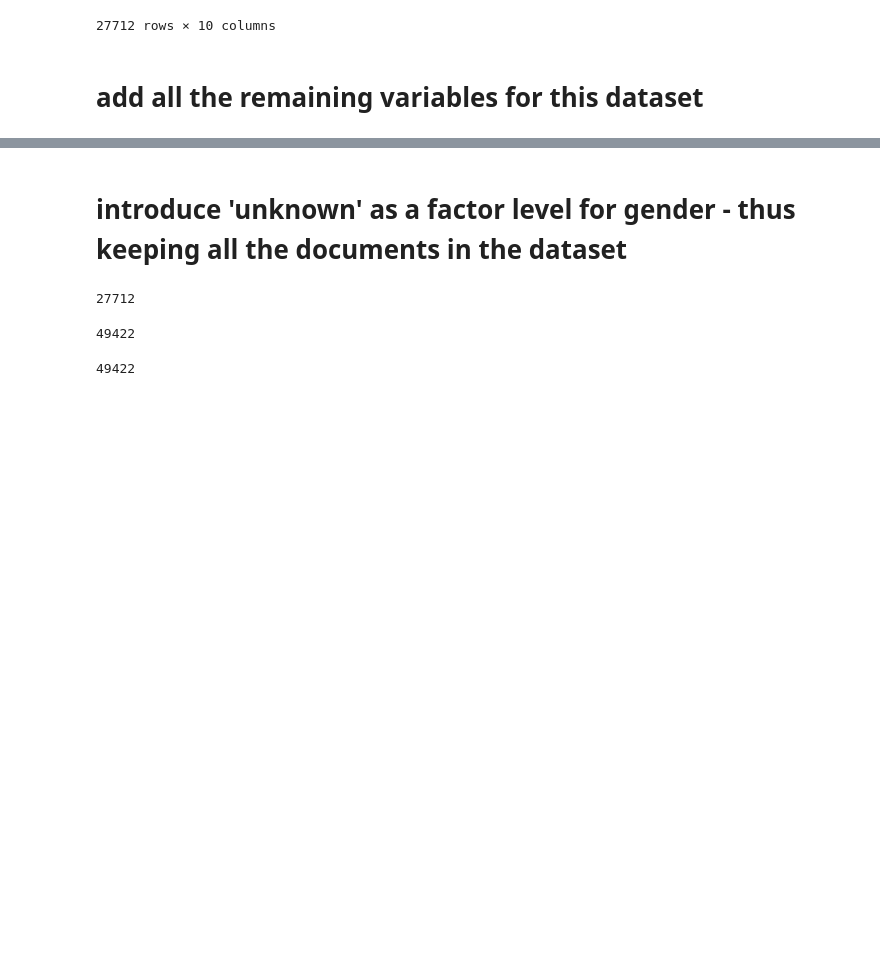
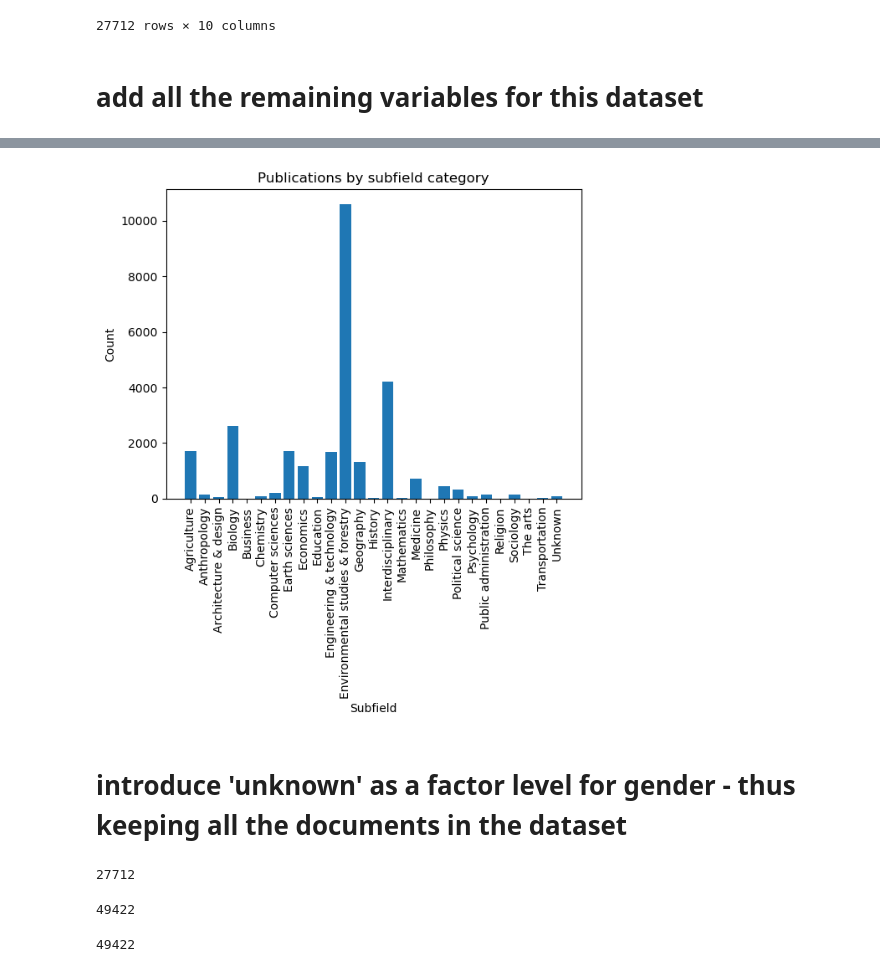
Before and after one commit to di-danilenko/gender_climate_justice, a Jupyter notebook: code/load_clean_identify_gender(final).ipynb, the cells around one changed output, grey strips where cells are left out. Cells and saved outputs as stored; diff of their text form; code cells hidden in the pictures; blank space fills up the shorter version.

Commit message:
added subfields, reworked functions

```diff
--- a/code/load_clean_identify_gender(final).ipynb
+++ b/code/load_clean_identify_gender(final).ipynb
@@ -301,0 +318,31 @@ df_maj.to_csv("data/df_maj_1008.csv")
+# %%
+df_maj['category'] = df_maj['category'].str.split(';').str[0]
+df_maj['category'] = df_maj['category'].astype(str)
+# %%
+# this is if we want to get to 4 broad scientific fields
+
+df_maj['category'] = df_maj['category'].apply(lambda x: 'Natural sciences' if 'biology' in x.lower() else x)
+df_maj['category'] = df_maj['category'].apply(lambda x: 'Natural sciences' if 'chemistry' in x.lower() else x)
+df_maj['category'] = df_maj['category'].apply(lambda x: 'Natural sciences' if 'physics' in x.lower() else x)
+df_maj['category'] = df_maj['category'].apply(lambda x: 'Natural sciences' if 'astronom' in x.lower() else x)
+df_maj['category'] = df_maj['category'].apply(lambda x: 'Humanities & social sciences' if 'anthropology' in x.lower() else x)
+df_maj['category'] = df_maj['category'].apply(lambda x: 'Humanities & social sciences' if 'history' in x.lower() else x)
+df_maj['category'] = df_maj['category'].apply(lambda x: 'Humanities & social sciences' if 'philosophy' in x.lower() else x)
+df_maj['category'] = df_maj['category'].apply(lambda x: 'Humanities & social sciences' if 'religion' in x.lower() else x)
+df_maj['category'] = df_maj['category'].apply(lambda x: 'Economics' if 'economics' in x.lower() else x)
+df_maj['category'] = df_maj['category'].apply(lambda x: 'Humanities & social sciences' if 'geography' in x.lower() else x)
+df_maj['category'] = df_maj['category'].apply(lambda x: 'Humanities & social sciences' if 'psychology' in x.lower() else x)
+df_maj['category'] = df_maj['category'].apply(lambda x: 'Humanities & social sciences' if 'sociology' in x.lower() else x)
+df_maj['category'] = df_maj['category'].apply(lambda x: 'Humanities & social sciences' if 'polit' in x.lower() else x)
+df_maj['category'] = df_maj['category'].apply(lambda x: 'Formal sciences' if 'computer' in x.lower() else x)
+df_maj['category'] = df_maj['category'].apply(lambda x: 'Formal sciences' if 'mathematics' in x.lower() else x)
+df_maj['category'] = df_maj['category'].apply(lambda x: 'Formal sciences' if 'statistics' in x.lower() else x)
+df_maj['category'] = df_maj['category'].apply(lambda x: 'Formal sciences' if 'systems' in x.lower() else x)
+df_maj['category'] = df_maj['category'].apply(lambda x: 'Professions & applied sciences' if 'agriculture' in x.lower() else x)
+df_maj['category'] = df_maj['category'].apply(lambda x: 'Professions & applied sciences' if 'architecture' in x.lower() else x)
+df_maj['category'] = df_maj['category'].apply(lambda x: 'Professions & applied sciences' if 'education' in x.lower() else x)
+df_maj['category'] = df_maj['category'].apply(lambda x: 'Professions & applied sciences' if 'medicine' in x.lower() else x)
+df_maj['category'] = df_maj['category'].apply(lambda x: 'Professions & applied sciences' if 'military' in x.lower() else x)
+df_maj['category'] = df_maj['category'].apply(lambda x: 'Professions & applied sciences' if 'Professions & applied sciences' in x else x)
+
+categories = df_maj['category'].value_counts().sort_index()
@@ -301,0 +594,14 @@ df_maj.to_csv("data/df_maj_1008.csv")
+# %%
+# group by 'year' and count occurrences
+subfield_counts = df_maj['subfield'].value_counts().sort_index()
+
+# create a histogram
+plt.bar(subfield_counts.index, subfield_counts.values)
+plt.xlabel('Subfield')
+plt.ylabel('Count')
+plt.title('Publications by subfield category')
+plt.xticks(subfield_counts.index, rotation='vertical')
+
+plt.show()
+# %% [output]
+[figure, added]
```
Also changed, not shown: parts of 12 cells of this notebook, 1 other file.
